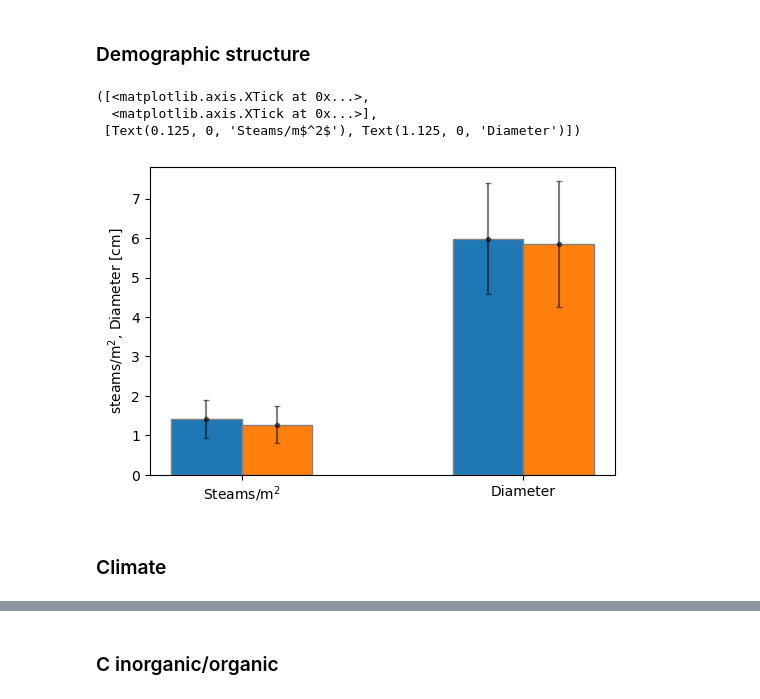
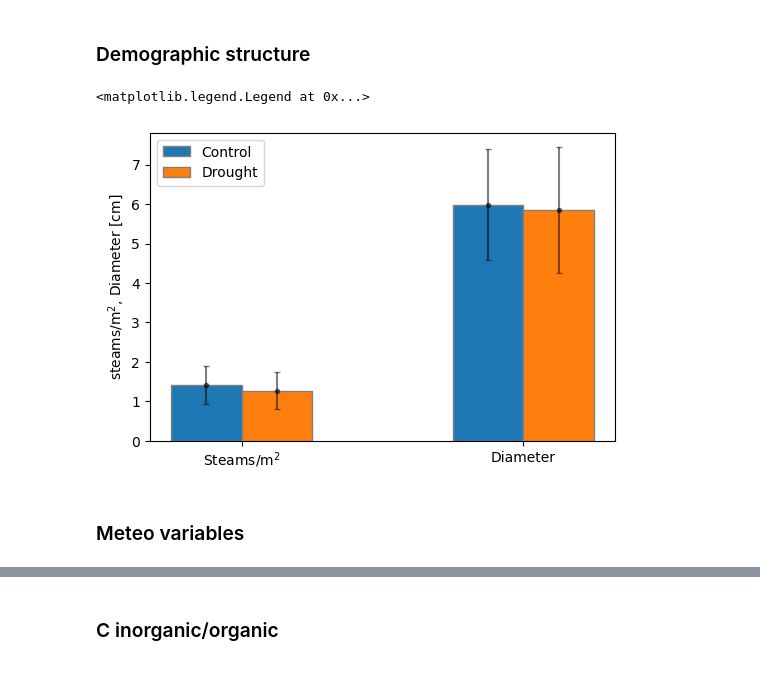
Before and after one commit to Emunozho/Model_Prades, a Jupyter notebook: Pre_analysis.ipynb, the cells around one changed output, grey strips where cells are left out. Drawn from its saved outputs; the diff is of its cells as text; code cells hidden in the pictures.

```diff
--- a/Pre_analysis.ipynb
+++ b/Pre_analysis.ipynb
@@ -75,24 +75,22 @@ data=pd.read_excel('~\\Model_Prades\\Data\\Estructura demográfica Prades.xlsx')
 # %%
 con=data[data['treatment']=='control']
 dro=data[data['treatment']=='drought']
 
 fig=plt.subplots(figsize=(6,4))
 barWidth=0.25
 br1=np.arange(2)
 br2=[x+barWidth for x in br1]
 
 plt.bar(br1,con[con.columns[2:]].mean(),width=barWidth,edgecolor='grey',label ='Control')
 plt.bar(br2,dro[dro.columns[2:]].mean(),width=barWidth,edgecolor='grey',label ='Drought')
 
 plt.errorbar(br1,con[con.columns[2:]].mean(),con[con.columns[2:]].std(),fmt='.',color='Black',alpha=0.5,capsize=2)
 plt.errorbar(br2,dro[dro.columns[2:]].mean(),dro[dro.columns[2:]].std(),fmt='.',color='Black',alpha=0.5,capsize=2)
 plt.ylabel('steams/m$^2$, Diameter [cm]')
 plt.xticks([r+barWidth/2 for r in range(2)],['Steams/m$^2$','Diameter'])
-# plt.legend()
+plt.legend()
 # %% [output]
-([<matplotlib.axis.XTick at 0x...>,
-  <matplotlib.axis.XTick at 0x...>],
- [Text(0.125, 0, 'Steams/m$^2$'), Text(1.125, 0, 'Diameter')])
+<matplotlib.legend.Legend at 0x...>
-[figure, old version]
+[figure, new version]
 # %% [markdown]
-### Climate
+### Meteo variables
```
Also changed, not shown: parts of 8 cells of this notebook, 2 other files.
